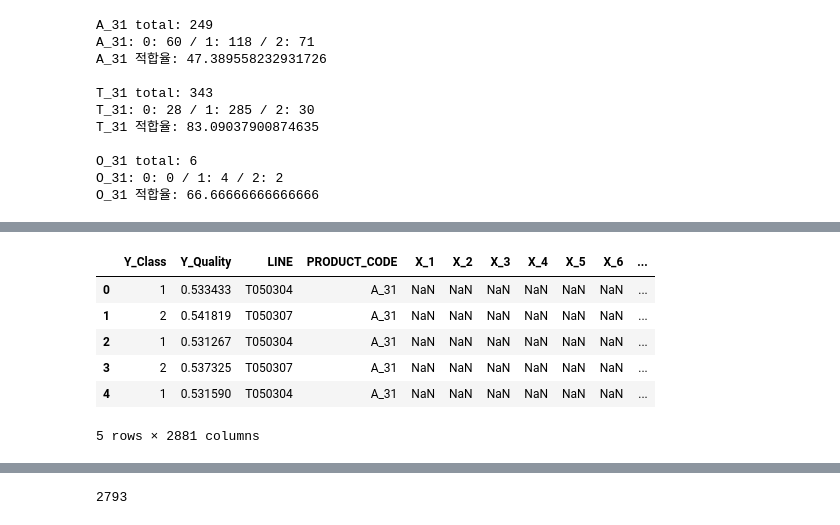
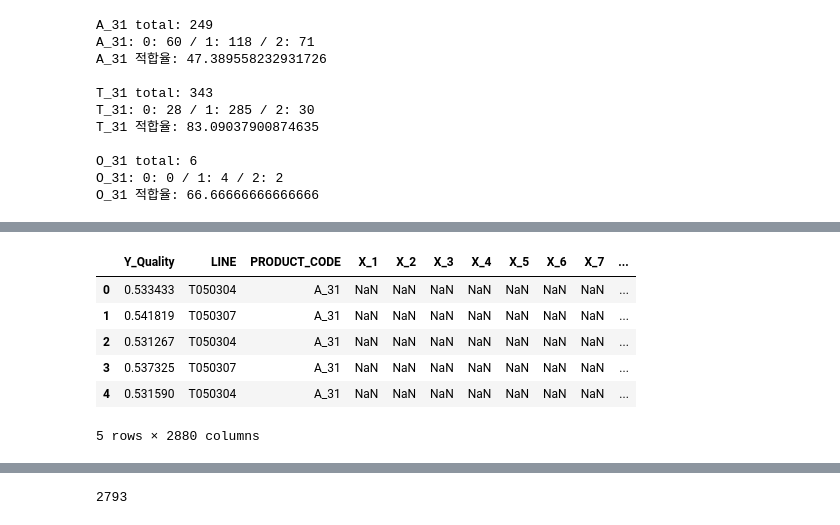
Before and after one commit to jangtaehun/dacon_study, a Jupyter notebook: 2023_smart_factory/2023.ipynb, the cells around one changed output, grey strips where cells are left out. Cells and saved outputs as stored; diff of their text form; code cells hidden in the pictures.

```diff
--- a/2023_smart_factory/2023.ipynb
+++ b/2023_smart_factory/2023.ipynb
@@ -275,8 +303,21 @@ for date, lines in date_lines.items():
+# %%
+y_df = data_df['Y_Class']
+X_df = data_df.drop(['Y_Class'], axis=1)
 # %%
-data_df['TIMESTAMP'] = pd.to_datetime(data_df['TIMESTAMP'])
+X_df['TIMESTAMP'] = pd.to_datetime(X_df['TIMESTAMP'])
 
-data_df['Month'] = data_df['TIMESTAMP'].dt.month
-data_df['Day'] = data_df['TIMESTAMP'].dt.day
+X_df['Month'] = X_df['TIMESTAMP'].dt.month
+X_df['Day'] = X_df['TIMESTAMP'].dt.day
 
-data_df.drop(["TIMESTAMP", "PRODUCT_ID"], axis=1, inplace=True)
-data_df.head()
+X_df.drop(["TIMESTAMP", "PRODUCT_ID"], axis=1, inplace=True)
+
+
+
+
+predict_df['TIMESTAMP'] = pd.to_datetime(predict_df['TIMESTAMP'])
+
+predict_df['Month'] = predict_df['TIMESTAMP'].dt.month
+predict_df['Day'] = predict_df['TIMESTAMP'].dt.day
+
+predict_df.drop(["TIMESTAMP", "PRODUCT_ID"], axis=1, inplace=True)
+predict_df.head()
@@ -283,11 +332,11 @@ data_df.head()
 # %%
-data_df.head()
+X_df.head()
 # %% [output]
-|  | Y_Class | Y_Quality | LINE | PRODUCT_CODE | X_1 | X_2 | X_3 | X_4 | X_5 | X_6 | ... |
-| 0 | 1 | 0.533433 | T050304 | A_31 | NaN | NaN | NaN | NaN | NaN | NaN | ... |
-| 1 | 2 | 0.541819 | T050307 | A_31 | NaN | NaN | NaN | NaN | NaN | NaN | ... |
-| 2 | 1 | 0.531267 | T050304 | A_31 | NaN | NaN | NaN | NaN | NaN | NaN | ... |
-| 3 | 2 | 0.537325 | T050307 | A_31 | NaN | NaN | NaN | NaN | NaN | NaN | ... |
-| 4 | 1 | 0.531590 | T050304 | A_31 | NaN | NaN | NaN | NaN | NaN | NaN | ... |
+|  | Y_Quality | LINE | PRODUCT_CODE | X_1 | X_2 | X_3 | X_4 | X_5 | X_6 | X_7 | ... |
+| 0 | 0.533433 | T050304 | A_31 | NaN | NaN | NaN | NaN | NaN | NaN | NaN | ... |
+| 1 | 0.541819 | T050307 | A_31 | NaN | NaN | NaN | NaN | NaN | NaN | NaN | ... |
+| 2 | 0.531267 | T050304 | A_31 | NaN | NaN | NaN | NaN | NaN | NaN | NaN | ... |
+| 3 | 0.537325 | T050307 | A_31 | NaN | NaN | NaN | NaN | NaN | NaN | NaN | ... |
+| 4 | 0.531590 | T050304 | A_31 | NaN | NaN | NaN | NaN | NaN | NaN | NaN | ... |
-5 rows × 2881 columns
+5 rows × 2880 columns
 # %%
```
Also changed, not shown: parts of 17 cells of this notebook.
